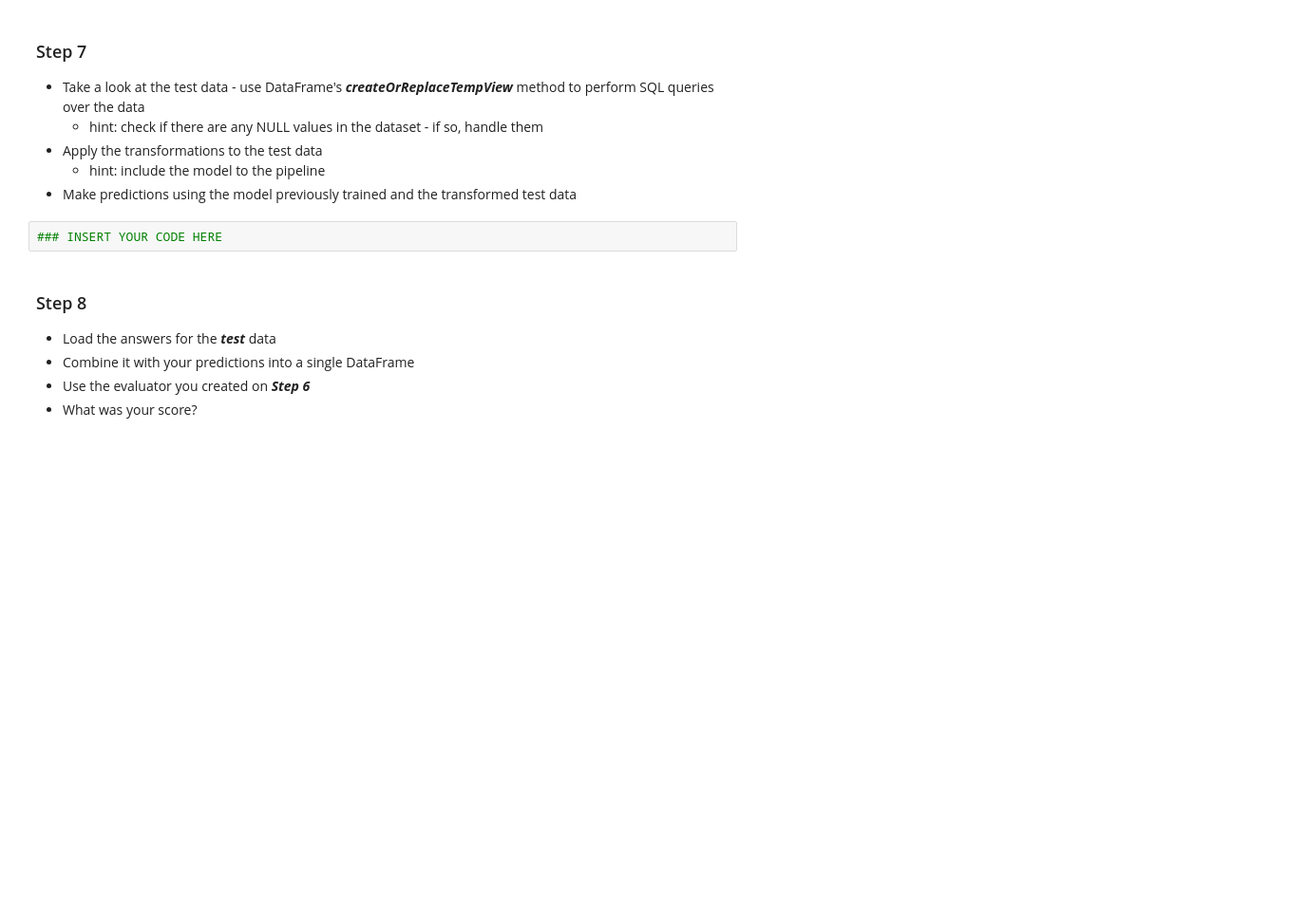
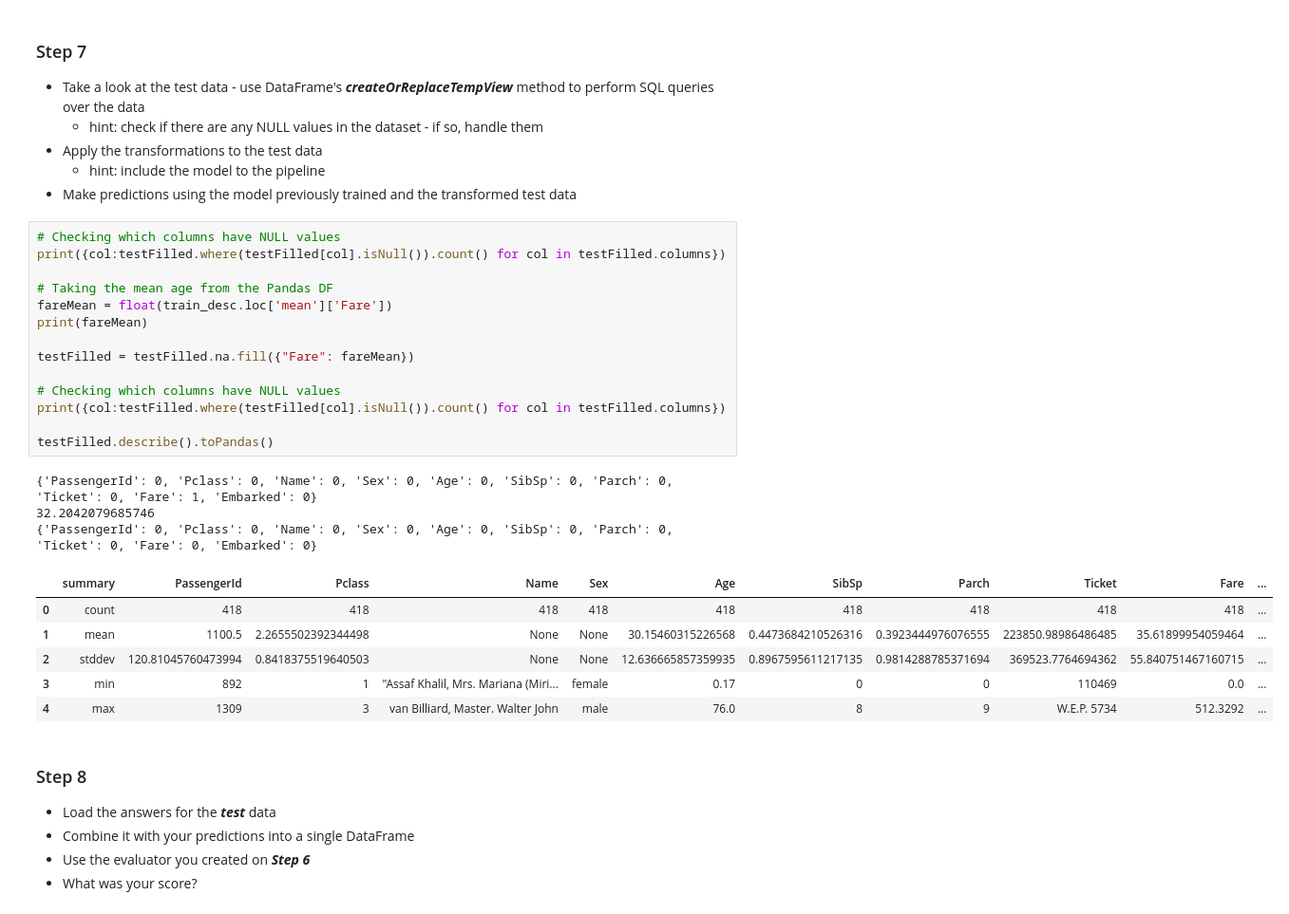
Before and after one commit to kiranp11/DSR-Spark-AppliedML, a Jupyter notebook: notebooks/Titanic DF Exercise - B15.ipynb, the cells around one changed output. Shown: that part at 95% size. Cells and saved outputs as stored; diff of their text form; blank space fills up the shorter version.

```diff
--- a/notebooks/Titanic DF Exercise - B15.ipynb
+++ b/notebooks/Titanic DF Exercise - B15.ipynb
@@ -238,8 +315,30 @@ from pyspark.ml.evaluation import BinaryClassificationEvaluator, MulticlassClass
 - Apply the transformations to the test data
     - hint: include the model to the pipeline
 - Make predictions using the model previously trained and the transformed test data
-# %%
-### INSERT YOUR CODE HERE
+# %%
+# Checking which columns have NULL values
+print({col:testFilled.where(testFilled[col].isNull()).count() for col in testFilled.columns})
+
+# Taking the mean age from the Pandas DF
+fareMean = float(train_desc.loc['mean']['Fare'])
+print(fareMean)
+
+testFilled = testFilled.na.fill({"Fare": fareMean})
+
+# Checking which columns have NULL values
+print({col:testFilled.where(testFilled[col].isNull()).count() for col in testFilled.columns})
+
+testFilled.describe().toPandas()
+# %% [output]
+{'PassengerId': 0, 'Pclass': 0, 'Name': 0, 'Sex': 0, 'Age': 0, 'SibSp': 0, 'Parch': 0, 'Ticket': 0, 'Fare': 1, 'Embarked': 0}
+32.2042079685746
+{'PassengerId': 0, 'Pclass': 0, 'Name': 0, 'Sex': 0, 'Age': 0, 'SibSp': 0, 'Parch': 0, 'Ticket': 0, 'Fare': 0, 'Embarked': 0}
+|  | summary | PassengerId | Pclass | Name | Sex | Age | SibSp | Parch | Ticket | Fare | ... |
+| 0 | count | 418 | 418 | 418 | 418 | 418 | 418 | 418 | 418 | 418 | ... |
+| 1 | mean | 1100.5 | 2.2655502392344498 | None | None | 30.15460315226568 | 0.4473684210526316 | 0.3923444976076555 | 223850.98986486485 | 35.61899954059464 | ... |
+| 2 | stddev | 120.81045760473994 | 0.8418375519640503 | None | None | 12.636665857359935 | 0.8967595611217135 | 0.9814288785371694 | 369523.7764694362 | 55.840751467160715 | ... |
+| 3 | min | 892 | 1 | "Assaf Khalil, Mrs. Mariana (Miri... | female | 0.17 | 0 | 0 | 110469 | 0.0 | ... |
+| 4 | max | 1309 | 3 | van Billiard, Master. Walter John | male | 76.0 | 8 | 9 | W.E.P. 5734 | 512.3292 | ... |
 # %% [markdown]
 ### Step 8
 
```
Also changed, not shown: parts of 15 cells of this notebook, 1 other file.
